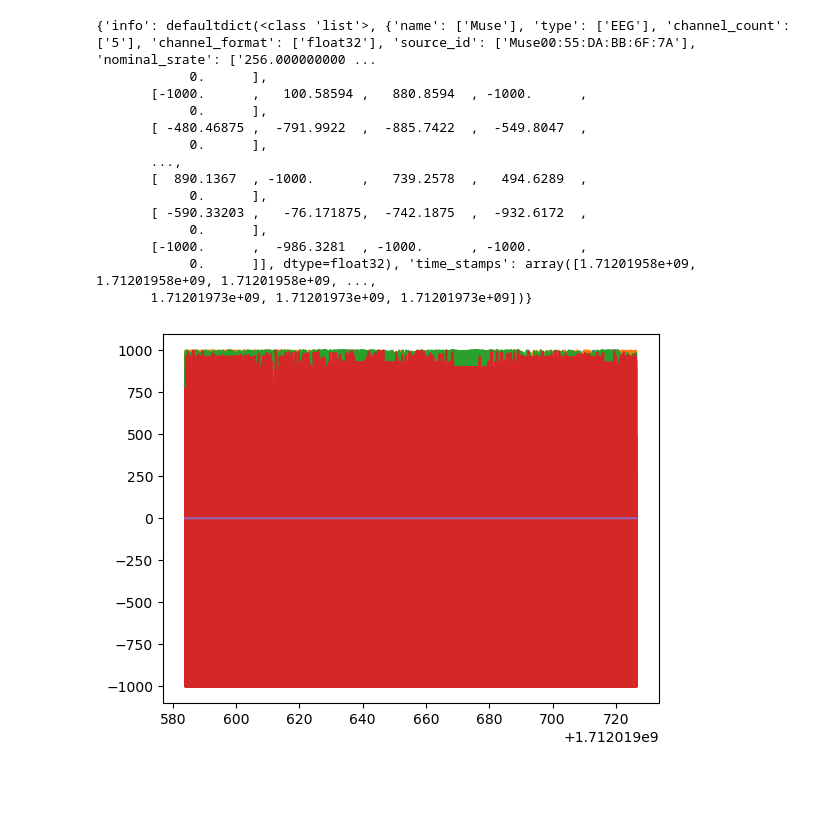
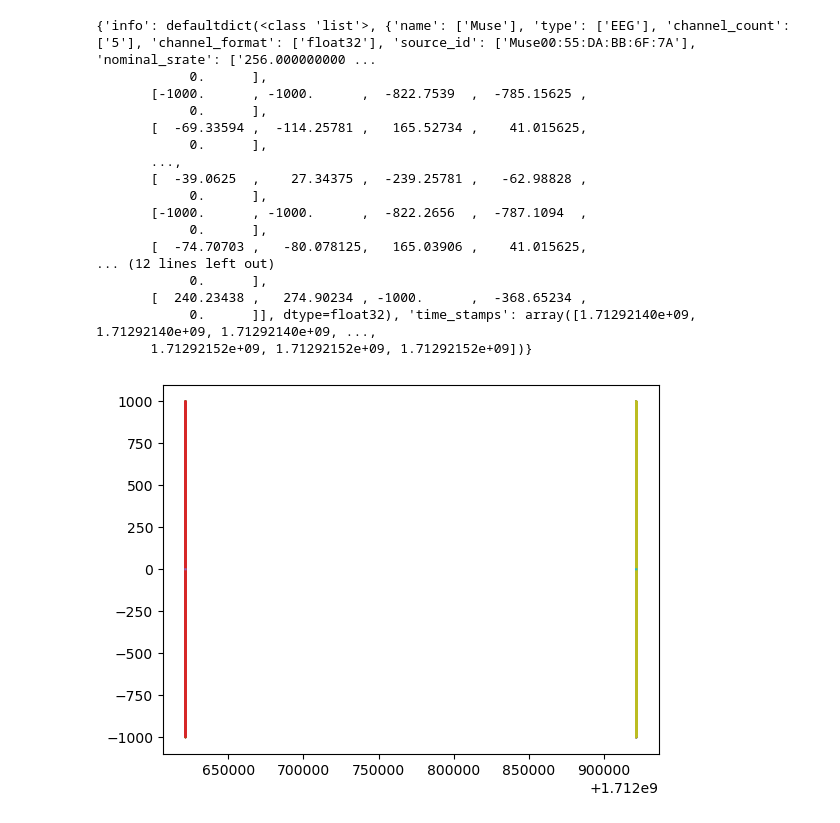
Before and after one commit to TheAhmadSharif/muse1024, a Jupyter notebook: LabRecorder.ipynb, the cells around one changed output. Cells and saved outputs as stored; diff of their text form; code cells hidden in the pictures; blank space fills up the shorter version.

```diff
--- a/LabRecorder.ipynb
+++ b/LabRecorder.ipynb
@@ -5,47 +5,52 @@ import numpy as np
 
 import pprint
 
-file = 'sub-P001_ses-S001_task-Default_run-001_eeg.xdf'
-file_1 = 'sub-P001_ses-S001_task-Default_run-001_eeg_old1.xdf'
-file_2 = 'sub-P001_ses-S001_task-Default_run-001_eeg.xdf'
+
+
+folder = '/home/ahmad/Documents/CurrentStudy/sub-P001/ses-S001/eeg/'
+file_2 = folder + 'sub-P001_ses-S001_task-Default_run-001_eeg.xdf'
+
 
 data, header = pyxdf.load_xdf(file_2)
 
 
 for stream in data:
     y = stream['time_series']
 
     if isinstance(y, list):
         # list of strings, draw one vertical line for each marker
         for timestamp, marker in zip(stream['time_stamps'], y):
             print(timestamp, 'time')
             plt.axvline(x=timestamp)
             print(f'Marker "{marker[0]}" @ {timestamp:.2f}s')
     elif isinstance(y, np.ndarray):
         # numeric data, draw as lines
         plt.plot(stream['time_stamps'], y)
 
         print(stream)
     else:
         raise RuntimeError('Unknown stream format')
 
 plt.show()
 # %% [output]
 {'info': defaultdict(<class 'list'>, {'name': ['Muse'], 'type': ['EEG'], 'channel_count': ['5'], 'channel_format': ['float32'], 'source_id': ['Muse00:55:DA:BB:6F:7A'], 'nominal_srate': ['256.000000000 ...
             0.      ],
-       [-1000.      ,   100.58594 ,   880.8594  , -1000.      ,
+       [-1000.      , -1000.      ,  -822.7539  ,  -785.15625 ,
             0.      ],
-       [ -480.46875 ,  -791.9922  ,  -885.7422  ,  -549.8047  ,
+       [  -69.33594 ,  -114.25781 ,   165.52734 ,    41.015625,
             0.      ],
        ...,
-       [  890.1367  , -1000.      ,   739.2578  ,   494.6289  ,
+       [  -39.0625  ,    27.34375 ,  -239.25781 ,   -62.98828 ,
             0.      ],
-       [ -590.33203 ,   -76.171875,  -742.1875  ,  -932.6172  ,
+       [-1000.      , -1000.      ,  -822.2656  ,  -787.1094  ,
             0.      ],
-       [-1000.      ,  -986.3281  , -1000.      , -1000.      ,
-            0.      ]], dtype=float32), 'time_stamps': array([1.71201958e+09, 1.71201958e+09, 1.71201958e+09, ...,
-       1.71201973e+09, 1.71201973e+09, 1.71201973e+09])}
+       [  -74.70703 ,   -80.078125,   165.03906 ,    41.015625,
+... (12 lines left out)
+            0.      ],
+       [  240.23438 ,   274.90234 , -1000.      ,  -368.65234 ,
+            0.      ]], dtype=float32), 'time_stamps': array([1.71292140e+09, 1.71292140e+09, 1.71292140e+09, ...,
+       1.71292152e+09, 1.71292152e+09, 1.71292152e+09])}
-[figure, old version]
+[figure, new version]
 # %%
 import pyxdf
 
```
Also changed, not shown: parts of 1 cell of this notebook, 2 other files.
